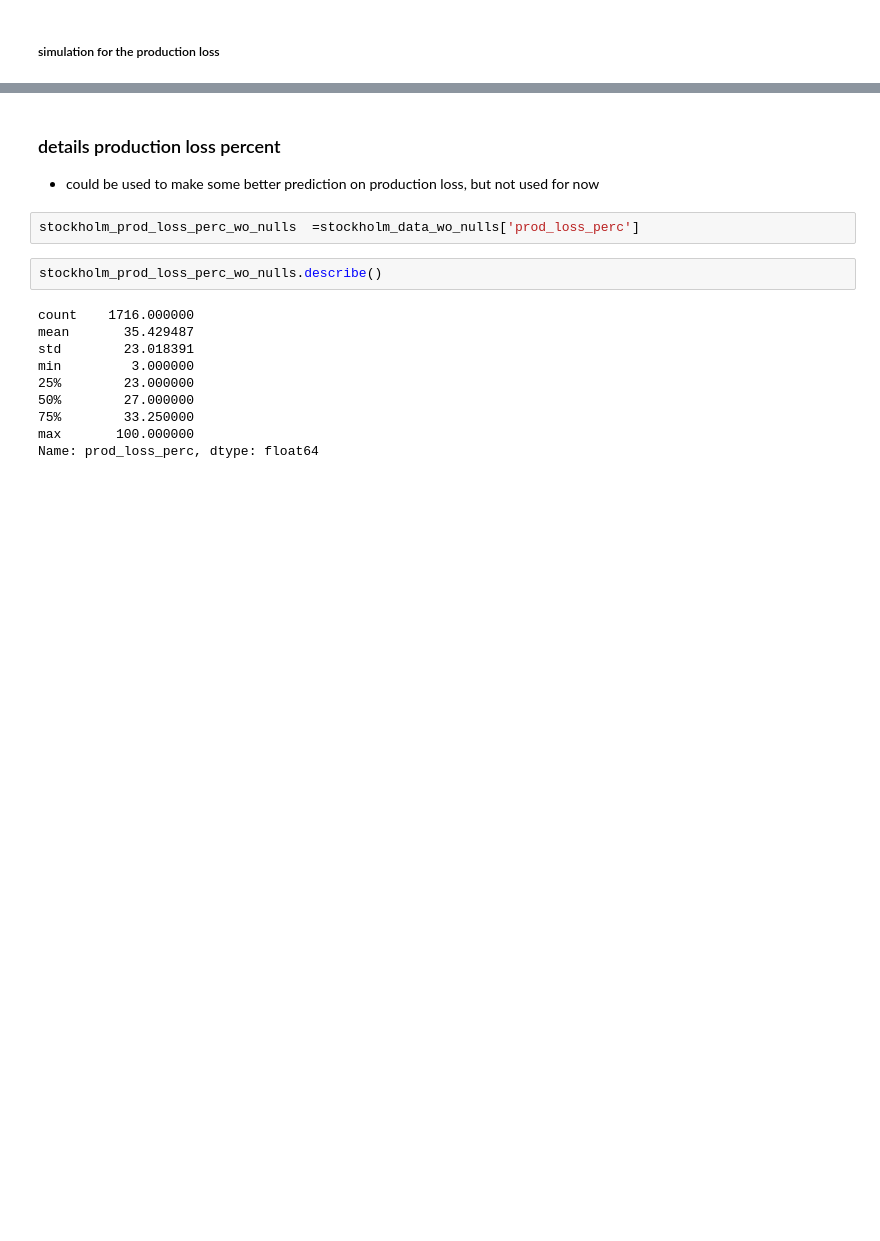
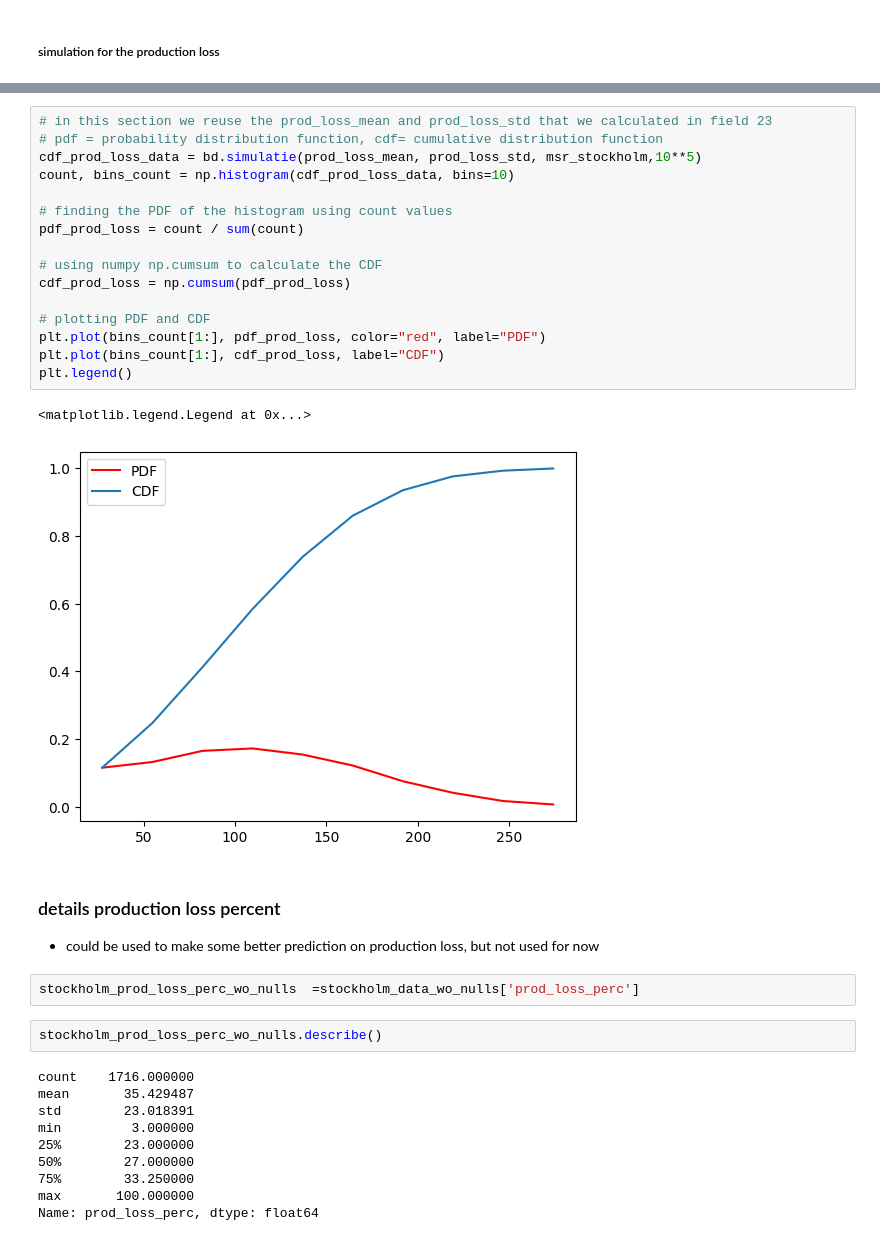
Before and after one commit to primalkriek/modeling-production-capability, a Jupyter notebook: notebooks/Stockholm production capability.ipynb, the cells around one changed output, grey strips where cells are left out. Saved outputs shown, nothing was run; the diff lists cells and outputs as text; blank space fills up the shorter version.

```diff
--- a/notebooks/Stockholm production capability.ipynb
+++ b/notebooks/Stockholm production capability.ipynb
@@ -446,3 +279,22 @@ de mogelijke hoeveelheid productie verlies voor de volgende 7 dagen is: 1955
+# %%
+# in this section we reuse the prod_loss_mean and prod_loss_std that we calculated in field 23
+# pdf = probability distribution function, cdf= cumulative distribution function
+cdf_prod_loss_data = bd.simulatie(prod_loss_mean, prod_loss_std, msr_stockholm,10**5)
+count, bins_count = np.histogram(cdf_prod_loss_data, bins=10)
+
+# finding the PDF of the histogram using count values
+pdf_prod_loss = count / sum(count)
+
+# using numpy np.cumsum to calculate the CDF
+cdf_prod_loss = np.cumsum(pdf_prod_loss)
+
+# plotting PDF and CDF
+plt.plot(bins_count[1:], pdf_prod_loss, color="red", label="PDF")
+plt.plot(bins_count[1:], cdf_prod_loss, label="CDF")
+plt.legend()
+# %% [output]
+<matplotlib.legend.Legend at 0x...>
+[figure, added]
 # %% [markdown]
 ### details production loss percent
 
```
Also changed, not shown: parts of 16 cells of this notebook.
